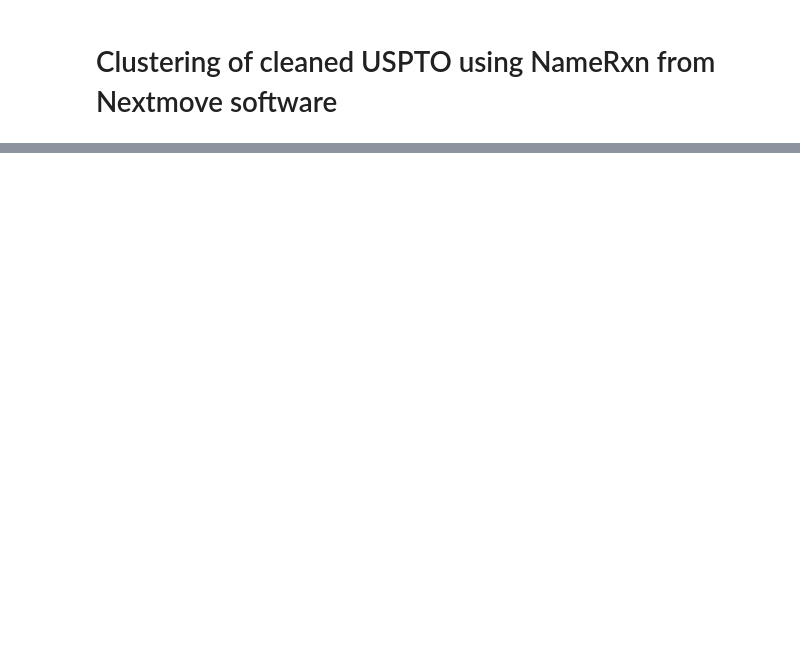
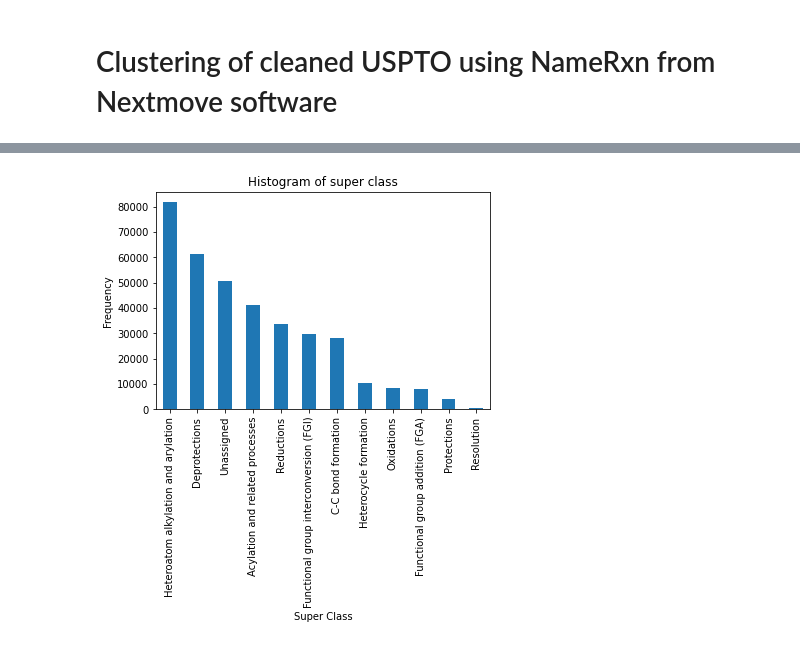
Before and after one commit to sustainable-processes/chemical-parameter-sharing, a Jupyter notebook: clustering.ipynb, the cells around one changed output, grey strips where cells are left out. Cells and saved outputs as stored; diff of their text form; code cells hidden in the pictures; blank space fills up the shorter version.

Commit message:
generate rxn class splits

```diff
--- a/clustering.ipynb
+++ b/clustering.ipynb
@@ -30,18 +5,0 @@ suppl = Chem.SmilesMolSupplier(classified_rxn_filename,delimiter='\t',titleLine=
-# %%
-with open(classified_rxn_filename) as f:
-    lines = f.readlines()
-lines = [line.rstrip('\n') for line in lines]
-# %%
-# create df of the classified reactions
-rxns = []
-rxn_classes = []
-for line in lines:
-    try:
-        rxn, rxn_class = line.split(' ')
-        rxns += [rxn]
-        rxn_classes += [rxn_class]
-    except AttributeError:
-        continue
-
-classified_rxn_df = pd.DataFrame(list(zip(rxns, rxn_classes)),
-               columns =['mapped_rxn', 'rxn_class'])
@@ -51,0 +30,16 @@ len(classified_rxn_df)
+# %%
+super_class_dict = {
+    "0": "Unassigned",
+    "1": "Heteroatom alkylation and arylation",
+    "2": "Acylation and related processes",
+    "3": "C-C bond formation",
+    "4": "Heterocycle formation",
+    "5": "Protections",
+    "6": "Deprotections",
+    "7": "Reductions",
+    "8": "Oxidations",
+    "9": "Functional group interconversion (FGI)",
+    "10": "Functional group addition (FGA)",
+    "11": "Resolution",
+    "12": "Miscellaneous"
+}
@@ -51,0 +146,4 @@ len(classified_rxn_df)
+# %%
+df['super class'] = df['super class'].map(super_class_dict)
+df['mid class'] = df['mid class'].map(mid_class_dict)
+df.head()
@@ -51,0 +157,9 @@ len(classified_rxn_df)
+# %%
+# Plot histogram
+df['super class'].value_counts().plot(kind='bar')
+plt.title('Histogram of super class')
+plt.xlabel('Super Class')
+plt.ylabel('Frequency')
+plt.show()
+# %% [output]
+[figure, added]
```
Also changed, not shown: parts of 12 cells of this notebook, 2 other files.
